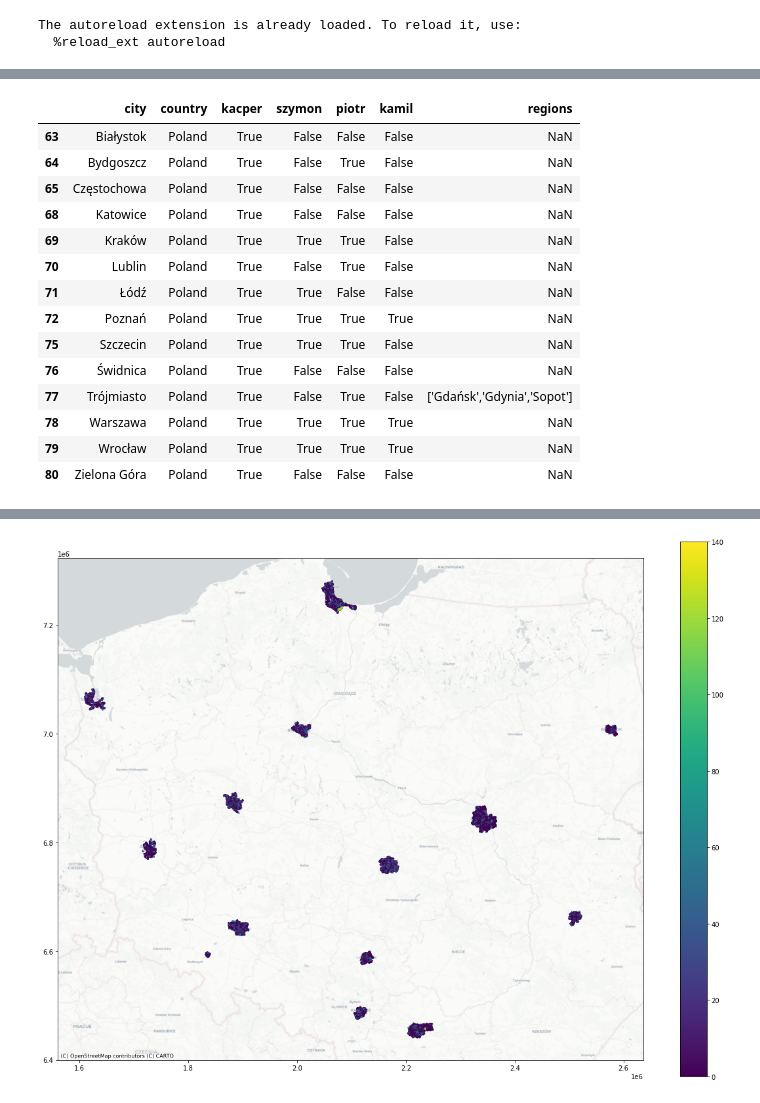
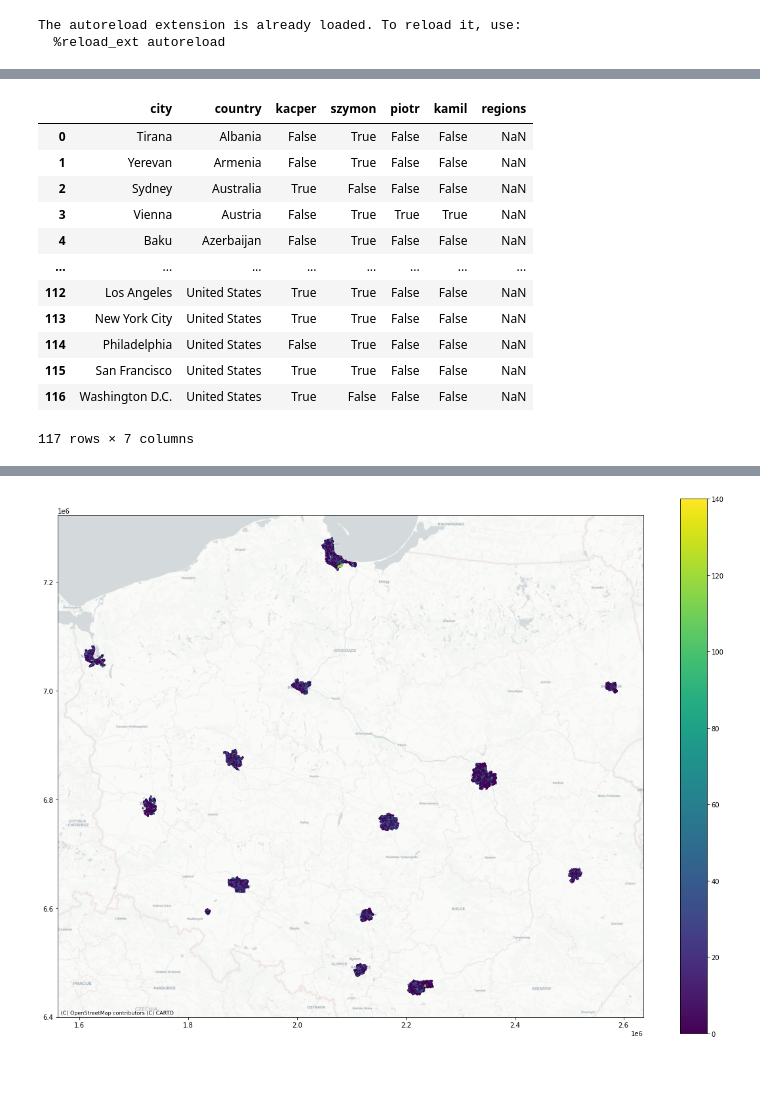
Before and after one commit to Calychas/highway2vec, a Jupyter notebook: notebooks/explorative.ipynb, the cells around one changed output, grey strips where cells are left out. Cells and saved outputs as stored; diff of their text form; code cells hidden in the pictures; blank space fills up the shorter version.

```diff
--- a/notebooks/explorative.ipynb
+++ b/notebooks/explorative.ipynb
@@ -37,22 +28,20 @@ Speedups enabled: True
 # %%
 cities = pd.read_csv(RAW_DATA_DIR / "cities.csv")
-cities = cities[(cities.country == "Poland") & (cities.kacper)]
+# cities = cities[(cities.country == "Poland") & (cities.kacper)]
 cities
 # %% [output]
 |  | city | country | kacper | szymon | piotr | kamil | regions |
-| 63 | Białystok | Poland | True | False | False | False | NaN |
-| 64 | Bydgoszcz | Poland | True | False | True | False | NaN |
-| 65 | Częstochowa | Poland | True | False | False | False | NaN |
-| 68 | Katowice | Poland | True | False | False | False | NaN |
-| 69 | Kraków | Poland | True | True | True | False | NaN |
-| 70 | Lublin | Poland | True | False | True | False | NaN |
-| 71 | Łódź | Poland | True | True | False | False | NaN |
-| 72 | Poznań | Poland | True | True | True | True | NaN |
-| 75 | Szczecin | Poland | True | True | True | False | NaN |
-| 76 | Świdnica | Poland | True | False | False | False | NaN |
-| 77 | Trójmiasto | Poland | True | False | True | False | ['Gdańsk','Gdynia','Sopot'] |
-| 78 | Warszawa | Poland | True | True | True | True | NaN |
-| 79 | Wrocław | Poland | True | True | True | True | NaN |
-| 80 | Zielona Góra | Poland | True | False | False | False | NaN |
+| 0 | Tirana | Albania | False | True | False | False | NaN |
+| 1 | Yerevan | Armenia | False | True | False | False | NaN |
+| 2 | Sydney | Australia | True | False | False | False | NaN |
+| 3 | Vienna | Austria | False | True | True | True | NaN |
+| 4 | Baku | Azerbaijan | False | True | False | False | NaN |
+| ... | ... | ... | ... | ... | ... | ... | ... |
+| 112 | Los Angeles | United States | True | True | False | False | NaN |
+| 113 | New York City | United States | True | True | False | False | NaN |
+| 114 | Philadelphia | United States | False | True | False | False | NaN |
+| 115 | San Francisco | United States | True | True | False | False | NaN |
+| 116 | Washington D.C. | United States | True | False | False | False | NaN |
+117 rows × 7 columns
 # %%
 resolution = 9
```
Also changed, not shown: parts of 8 cells of this notebook, 2 other files.
